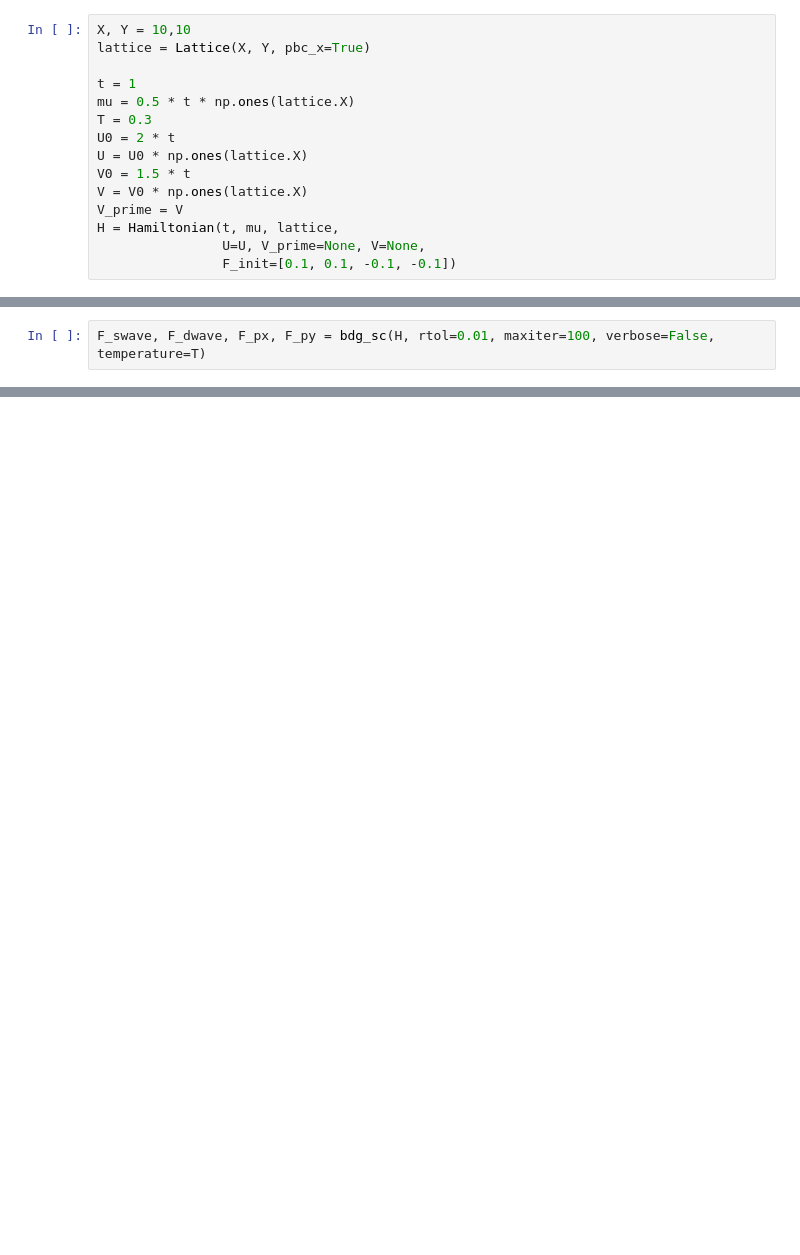
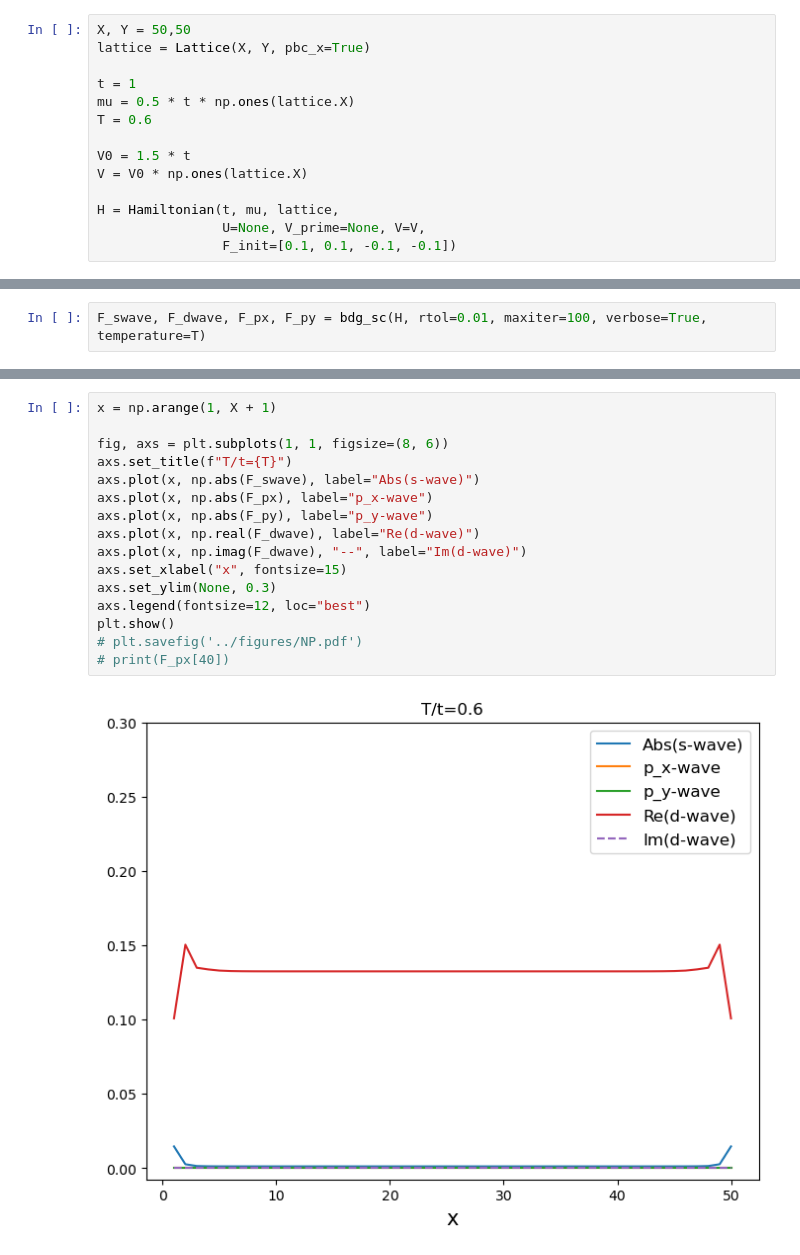
Before and after one commit to emilssp/master-thesis-codebase, a Jupyter notebook: notebooks/phases.ipynb, the cells around one changed output, grey strips where cells are left out. Cells and saved outputs as stored; diff of their text form; blank space fills up the shorter version.

```diff
--- a/notebooks/phases.ipynb
+++ b/notebooks/phases.ipynb
@@ -17,18 +18,17 @@ from scripts.hamiltonian import Lattice, Hamiltonian
 from scripts.self_consistency import bdg_sc
 # %%
-X, Y = 10,10
+X, Y = 50,50
 lattice = Lattice(X, Y, pbc_x=True)
 
 t = 1
 mu = 0.5 * t * np.ones(lattice.X)
-T = 0.3
-U0 = 2 * t
-U = U0 * np.ones(lattice.X)
+T = 0.6
+
 V0 = 1.5 * t
 V = V0 * np.ones(lattice.X)
-V_prime = V
+
 H = Hamiltonian(t, mu, lattice,
-                U=U, V_prime=None, V=None,
+                U=None, V_prime=None, V=V,
                 F_init=[0.1, 0.1, -0.1, -0.1])
 # %%
 print(is_hermitian(H.build_H_kindep()))
@@ -37,2 +41,2 @@ print(is_hermitian(H.build_H_k(PI/3)))
 # %%
-F_swave, F_dwave, F_px, F_py = bdg_sc(H, rtol=0.01, maxiter=100, verbose=False, temperature=T)
+F_swave, F_dwave, F_px, F_py = bdg_sc(H, rtol=0.01, maxiter=100, verbose=True, temperature=T)
@@ -38,0 +61,18 @@ F_swave, F_dwave, F_px, F_py = bdg_sc(H, rtol=0.01, maxiter=100, verbose=False,
+# %%
+x = np.arange(1, X + 1)
+
+fig, axs = plt.subplots(1, 1, figsize=(8, 6))
+axs.set_title(f"T/t={T}")
+axs.plot(x, np.abs(F_swave), label="Abs(s-wave)")
+axs.plot(x, np.abs(F_px), label="p_x-wave")
+axs.plot(x, np.abs(F_py), label="p_y-wave")
+axs.plot(x, np.real(F_dwave), label="Re(d-wave)")
+axs.plot(x, np.imag(F_dwave), "--", label="Im(d-wave)")
+axs.set_xlabel("x", fontsize=15)
+axs.set_ylim(None, 0.3)
+axs.legend(fontsize=12, loc="best")
+plt.show()
+# plt.savefig('../figures/NP.pdf')
+# print(F_px[40])
+# %% [output]
+[figure, added]
```
Also changed, not shown: parts of 3 cells of this notebook, 19 other files.
